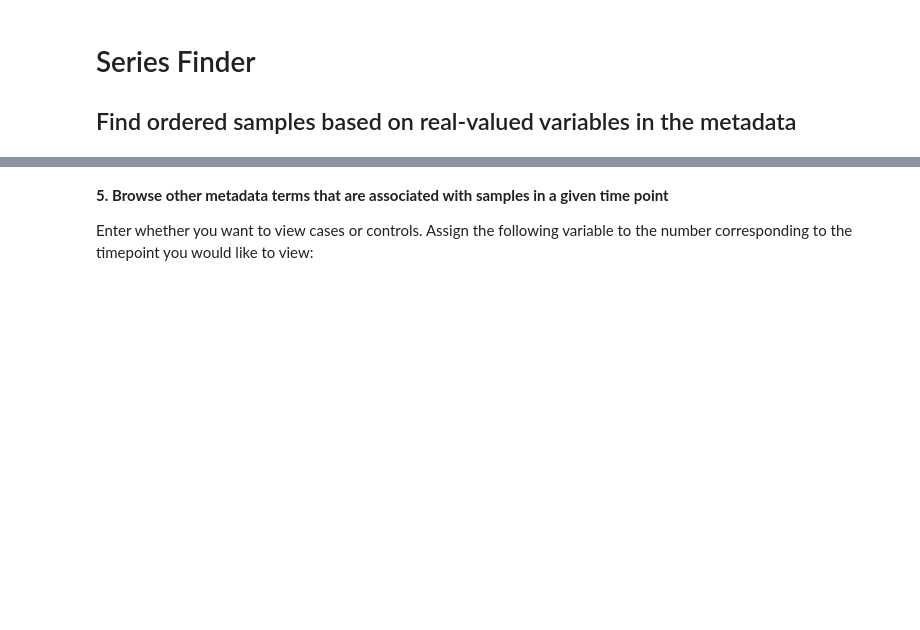
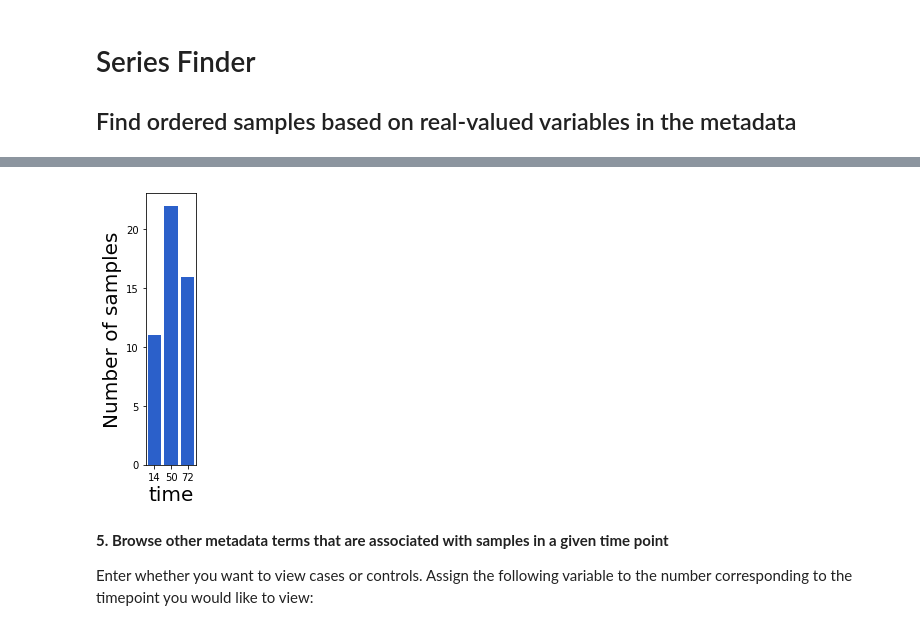
Before and after one commit to mbernste/hypothesis-driven-SRA-queries, a Jupyter notebook: series_finder.ipynb, the cells around one changed output, grey strips where cells are left out. Drawn from its saved outputs; the diff is of its cells as text; code cells hidden in the pictures; blank space fills up the shorter version.

```diff
--- a/series_finder.ipynb
+++ b/series_finder.ipynb
@@ -57,3 +31,93 @@ plt.show()
+# %%
+# Please enter a target term in place of 'brain'.
+
+TARGET_TERM = 'neuron'                  ## <-- INPUT HERE
+
+
+# Please enter your target property  in place of 'age'. Other
+# example properties include 'passage number' and 'time',
+
+TARGET_PROPERTY = 'time'                         ## <-- INPUT HERE
+
+
+# Please enter your target unit in place of None. (Note: most
+# samples in the SRA do not have unit information. If the search
+# does not return many results, we suggest leaving this as None
+# as the metadata  is poorly labelled for units. Example units
+# include 'hour', 'day', 'count unit'. For a full set of units
+# see the Units Ontology, which can be queries via the Ontology
+# Lookup Service: https://www.ebi.ac.uk/ols/index.
+
+TARGET_UNIT = 'day'                            ## <-- INPUT HERE
+
+
+# If True, remove diseased samples from the results.
+
+FILTER_DISEASE = True                           ## <-- INPUT HERE
+
+
+# If True, remove cell lines samples from the results.
+
+FILTER_CELL_LINE = False                        ## <-- INPUT HERE
+
+
+# If True, remove samples that have been differentiated in vitro
+# from the results.
+
+FILTER_IN_VITRO_DIFFERENTIATED_CELLS = False     ## <-- INPUT HERE
+
+
+# If your longitudinal query is a temporal property targeting
+# in vitro differentiating cells, then set this to True. Note,
+# this requires also setting FILTER_IN_VITRO_DIFFERENTIATED_CELLS
+# to False.
+
+ONLY_IN_VITRO_DIFFERENTIATED_CELLS = False
+
+
+# Enter the name of the tab-separated value file where all results
+# will be written.
+
+SAVE_FILE = 'brain_by_age.tsv'                  ## <-- INPUT HERE
+
+
+# Enter the name of the file in which to save the bar graph figure
+# summarizing the results.
+
+SAVE_FIGURE = 'brain_series.png'                ## <-- INPUT HERE
+
+
+
+#################### Create series and plot figures ################
+
+val_to_samples, primary_df = series(
+    TARGET_TERM,
+    TARGET_PROPERTY,
+    sample_to_real_val,
+    sample_to_all_terms,
+    sample_to_type,
+    sample_to_study,
+    term_name_to_id,
+    term_id_to_name,
+    filter_disease=FILTER_DISEASE,
+    filter_poor=False,
+    filter_cell_line=FILTER_CELL_LINE,
+    filter_differentiated=FILTER_IN_VITRO_DIFFERENTIATED_CELLS,
+    value_limit=100,
+    target_unit=TARGET_UNIT
+)
+if len(val_to_samples) > 0:
+    create_series_plots(val_to_samples, TARGET_PROPERTY)
+    if SAVE_FIGURE is not None:
+        plt.savefig(SAVE_FIGURE, format='png', dpi=150)
+    plt.show()
+
+    # Write output
+    primary_df.to_csv(SAVE_FILE, sep='\t')
+else:
+    print('\x1b[31mNo samples were returned by this query. Please refine your query and try again.\x1b[31m')
+# %% [output]
+[figure, added]
 # %% [markdown]
 __5. Browse other metadata terms that are associated with samples in a given time point__
 
```
Also changed, not shown: parts of 15 cells of this notebook, 2 other files.
